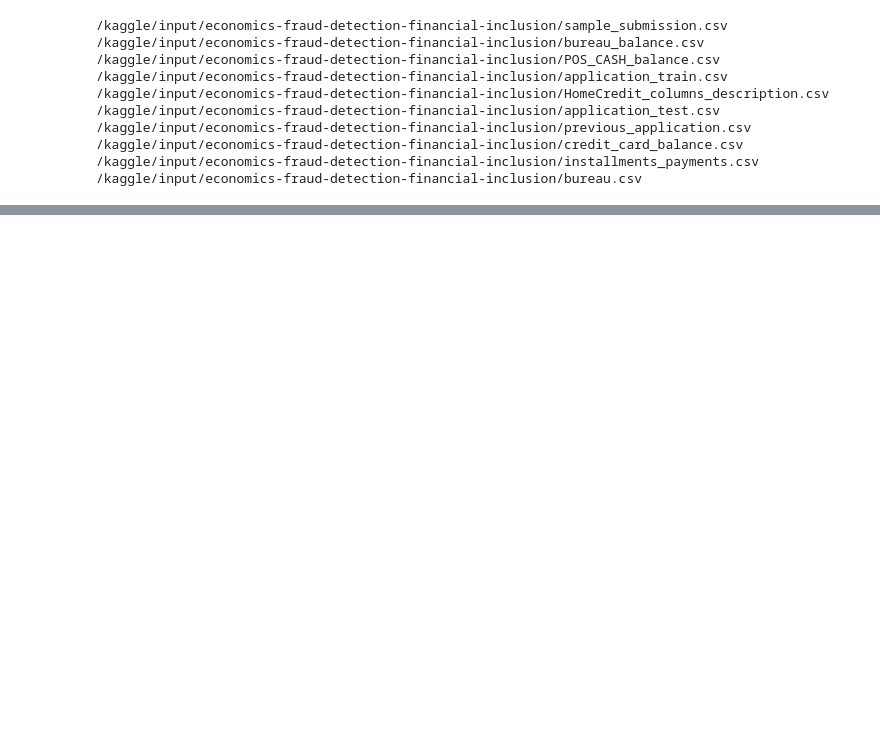
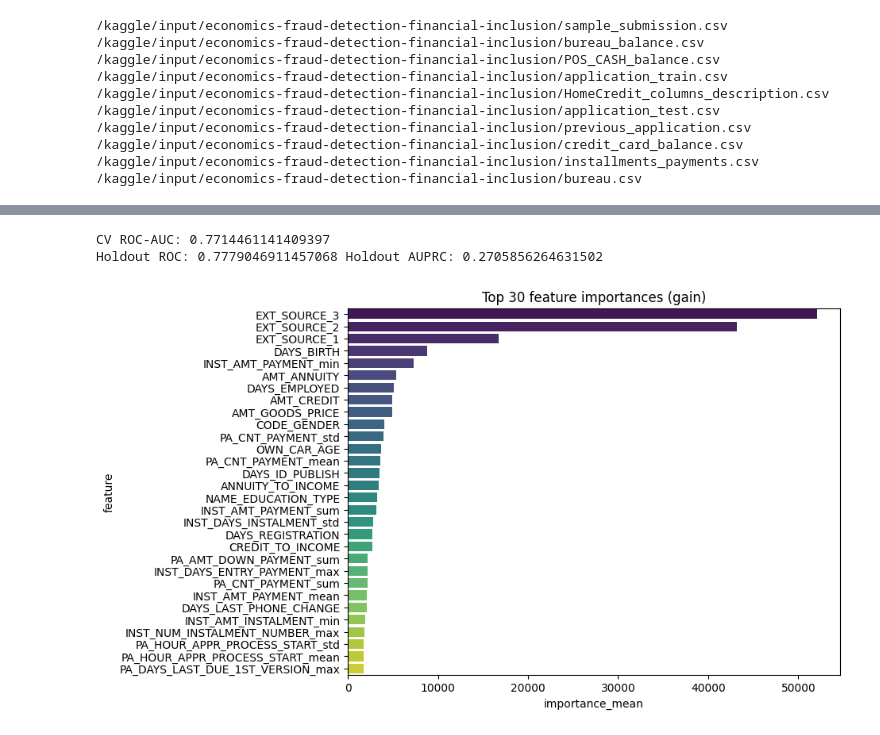
Before and after one commit to Akash8451/Economics, a Jupyter notebook: notebook2311a9991e.ipynb, the cells around one changed output, grey strips where cells are left out. Drawn from its saved outputs; the diff is of its cells as text; code cells hidden in the pictures; blank space fills up the shorter version.

```diff
--- a/notebook2311a9991e.ipynb
+++ b/notebook2311a9991e.ipynb
@@ -713,5 +31,0 @@ print(pd.read_csv('/kaggle/working/lgbm_shap_top20.csv').head(100))
-# %%
-import pandas as pd, numpy as np, matplotlib.pyplot as plt, seaborn as sns
-from sklearn.metrics import confusion_matrix
-
-sns.set(style="whitegrid", font_scale=1.1)
@@ -822,0 +218,20 @@ print("\n✅ Phase 4 complete – results saved to /kaggle/working/")
+# %%
+# -------------------------
+# 4) Train/hold split and feature list
+# -------------------------
+# Reserve holdout for final audit/optimizations
+train_df, hold_df = train_test_split(df_merged, test_size=0.20, stratify=df_merged[TARGET], random_state=RND)
+print("Train / Hold shapes:", train_df.shape, hold_df.shape)
+
+# Features: all except SK_ID_CURR and TARGET
+features = [c for c in train_df.columns if c not in ['SK_ID_CURR', TARGET]]
+# identify categorical features by name
+cat_features = [c for c in features if str(train_df[c].dtype) == 'category']
+
+print("Num features:", len(features), "Categorical features:", cat_features)
+
+# prepare arrays
+X_full = train_df[features]
+y_full = train_df[TARGET].values
+X_hold = hold_df[features]
+y_hold = hold_df[TARGET].values
@@ -822,0 +308,24 @@ print("\n✅ Phase 4 complete – results saved to /kaggle/working/")
+# %%
+# CV metrics
+cv_auc = roc_auc_score(y_full, oof)
+print("CV ROC-AUC:", cv_auc)
+precision, recall, _ = precision_recall_curve(y_hold, hold_preds)
+hold_auprc = auc(recall, precision)
+hold_roc = roc_auc_score(y_hold, hold_preds)
+print("Holdout ROC:", hold_roc, "Holdout AUPRC:", hold_auprc)
+
+# aggregate feature importance
+feature_importance_df['importance_mean'] = feature_importance_df[[c for c in feature_importance_df.columns if c.startswith('fold_')]].mean(axis=1)
+fi_sorted = feature_importance_df.sort_values('importance_mean', ascending=False).head(30)
+plt.figure(figsize=(8,6))
+sns.barplot(x='importance_mean', y='feature', data=fi_sorted, palette='viridis')
+plt.title('Top 30 feature importances (gain)')
+plt.show()
+
+# Save models & artifacts
+joblib.dump(models, os.path.join(OUT_DIR, 'lgbm_cv_models.pkl'))
+feature_importance_df.to_csv(os.path.join(OUT_DIR, 'feature_importances.csv'), index=False)
+# %% [output]
+CV ROC-AUC: 0.7714461141409397
+Holdout ROC: 0.7779046911457068 Holdout AUPRC: 0.2705856264631502
+[figure, added]
```
Also changed, not shown: parts of 85 cells of this notebook.
